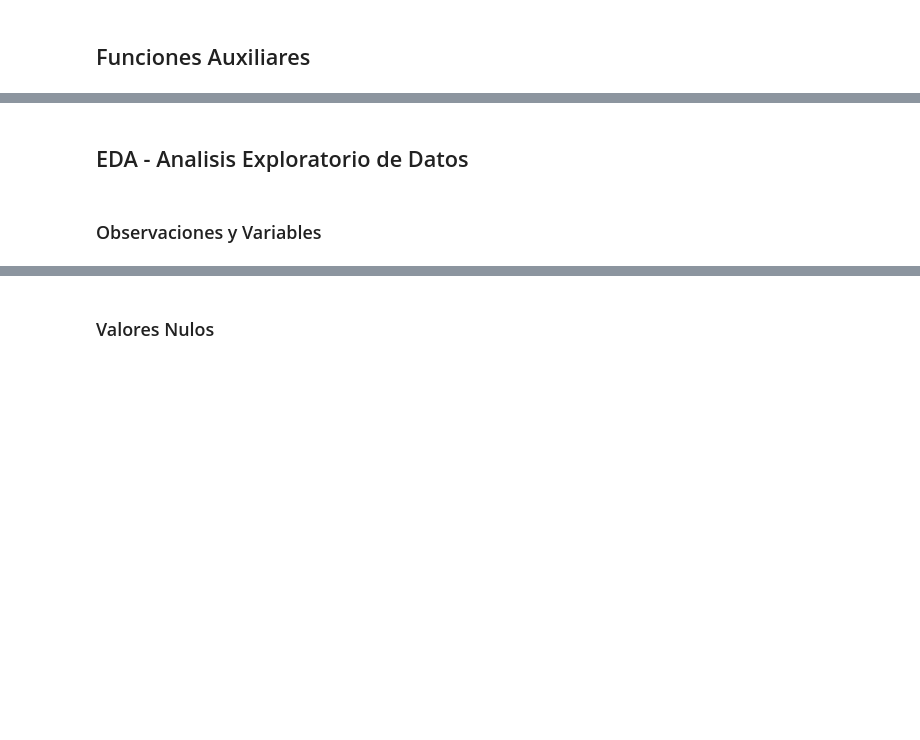
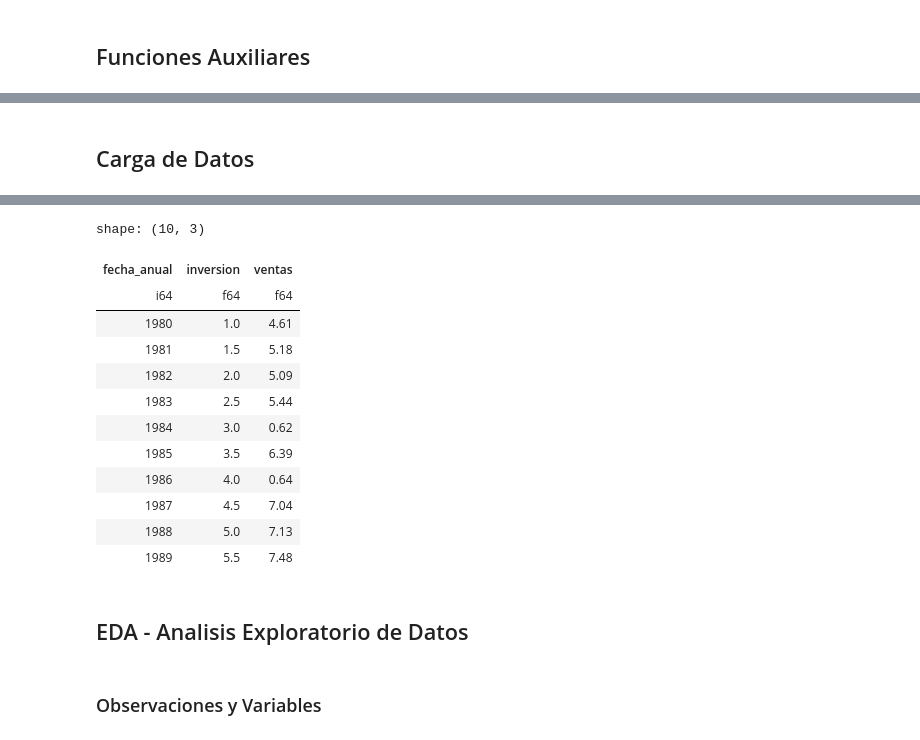
Before and after one commit to jxareas/linear-regression-sales, a Jupyter notebook: notebooks/M2_AG_Grupo12.ipynb, the cells around one changed output, grey strips where cells are left out. Drawn from its saved outputs; the diff is of its cells as text; code cells hidden in the pictures; blank space fills up the shorter version.

```diff
--- a/notebooks/M2_AG_Grupo12.ipynb
+++ b/notebooks/M2_AG_Grupo12.ipynb
@@ -408,4 +479,2 @@ sales_lf.head(n=10).collect()
 # %% [markdown]
-## EDA - Analisis Exploratorio de Datos
+## Carga de Datos
-# %% [markdown]
-### Observaciones y Variables
@@ -417,0 +481,11 @@ gt_dims(
+# %%
+sales_lf_loader = LazyCSVLoader(
+    remote_path=github_file_url(owner="jxareas", repo="data", file="sales_update202504.csv"),
+    separator=";",
+    use_decimal_comma=True,
+)
+
+sales_lf = sales_lf_loader.renamed_to_snake_case()
+
+sales_lf.head(n=10).collect()
+# %% [output]
@@ -418,3 +496,18 @@ gt_dims(
+shape: (10, 3)
+| fecha_anual | inversion | ventas |
+| i64 | f64 | f64 |
+| 1980 | 1.0 | 4.61 |
+| 1981 | 1.5 | 5.18 |
+| 1982 | 2.0 | 5.09 |
+| 1983 | 2.5 | 5.44 |
+| 1984 | 3.0 | 0.62 |
+| 1985 | 3.5 | 6.39 |
+| 1986 | 4.0 | 0.64 |
+| 1987 | 4.5 | 7.04 |
+| 1988 | 5.0 | 7.13 |
+| 1989 | 5.5 | 7.48 |
+# %% [markdown]
+## EDA - Analisis Exploratorio de Datos
 # %% [markdown]
-### Valores Nulos
+### Observaciones y Variables
 # %%
```
Also changed, not shown: parts of 15 cells of this notebook, 3 other files.
